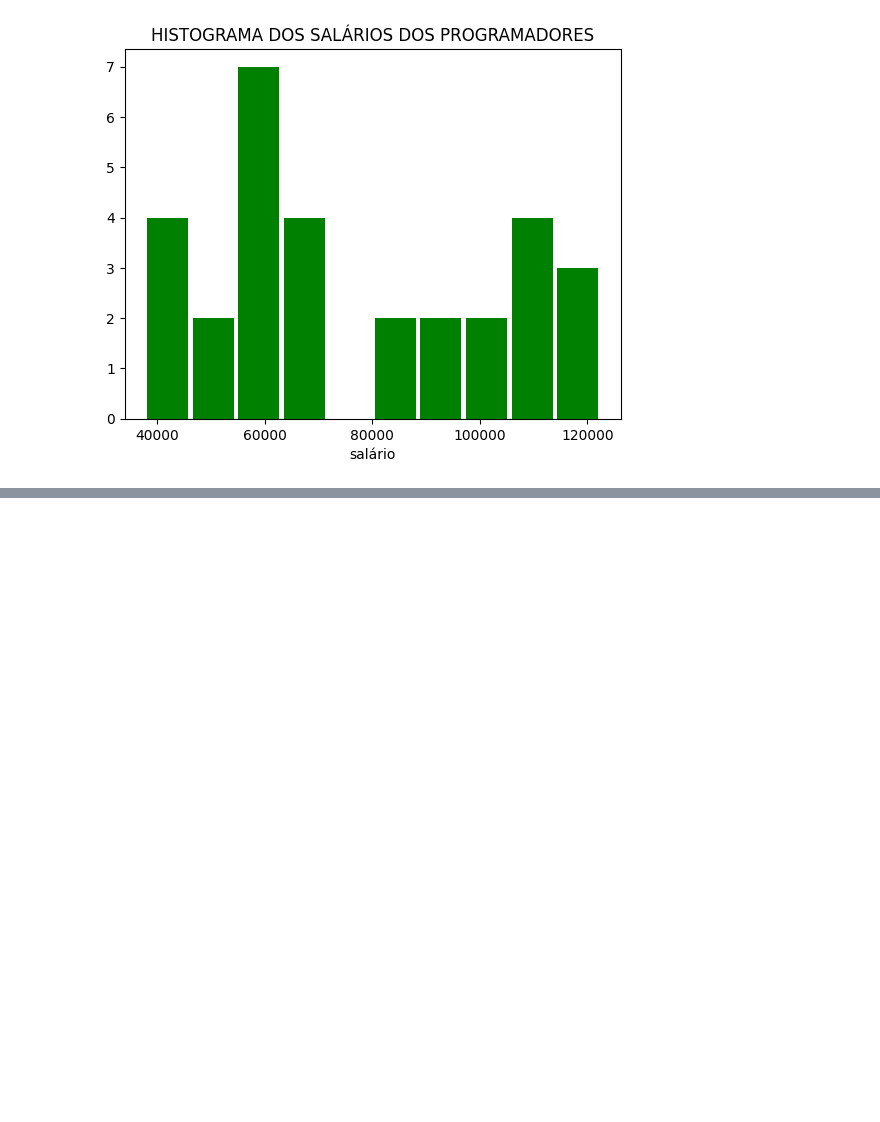
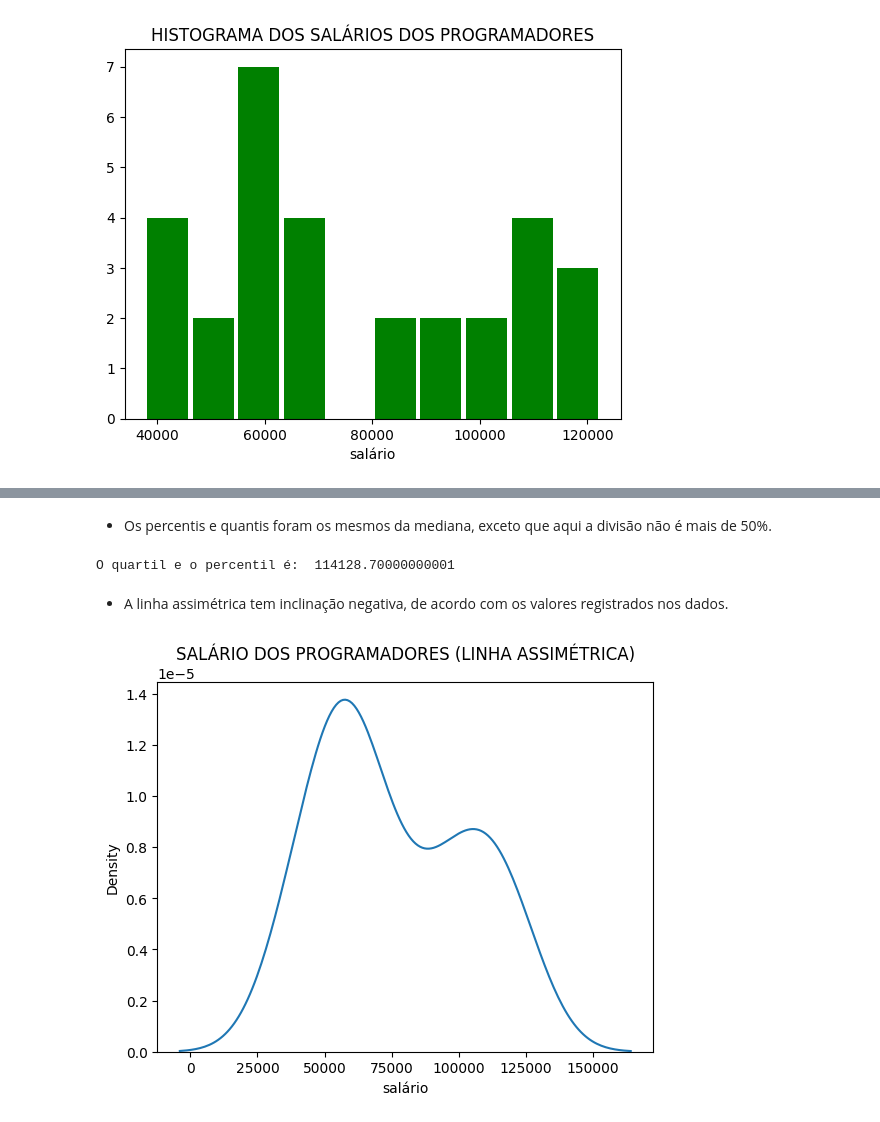
Before and after one commit to KARINAgoncalvesSOARES/ML_analisando_salario_de_programadores, a Jupyter notebook: analisando_salario.ipynb, the cells around one changed output, grey strips where cells are left out. Drawn from its saved outputs; the diff is of its cells as text; code cells hidden in the pictures; blank space fills up the shorter version.

Commit message:
Visualização dos dados

```diff
--- a/analisando_salario.ipynb
+++ b/analisando_salario.ipynb
@@ -197,0 +238,25 @@ plt.show()
+# %% [markdown]
+* Os percentis e quantis foram os mesmos da mediana, exceto que aqui a divisão não é mais de 50%.
+# %%
+p90 = df["salário"].quantile(0.9)
+print("O quartil e o percentil é: ", p90)
+
+#O conceito é o mesmo da mediana, só que aqui a divisão não é mais 50%.
+#25% das observações são menores que o primeiro quartil.
+#Os quartis cobrem 25%, 50% e 75% das observações. Percentis são uma generalização para qualquer porcentagem
+# %% [output]
+O quartil e o percentil é:  114128.70000000001
+# %% [markdown]
+* A linha assimétrica tem inclinação negativa, de acordo com os valores registrados nos dados.
+# %%
+# Densidade da probalidade
+
+sns.kdeplot(
+    data = df,
+    x = "salário" #Variável
+)
+
+plt.title("SALÁRIO DOS PROGRAMADORES (LINHA ASSIMÉTRICA)")
+plt.show()
+# %% [output]
+[figure, added]
```
Also changed, not shown: parts of 6 cells of this notebook.
